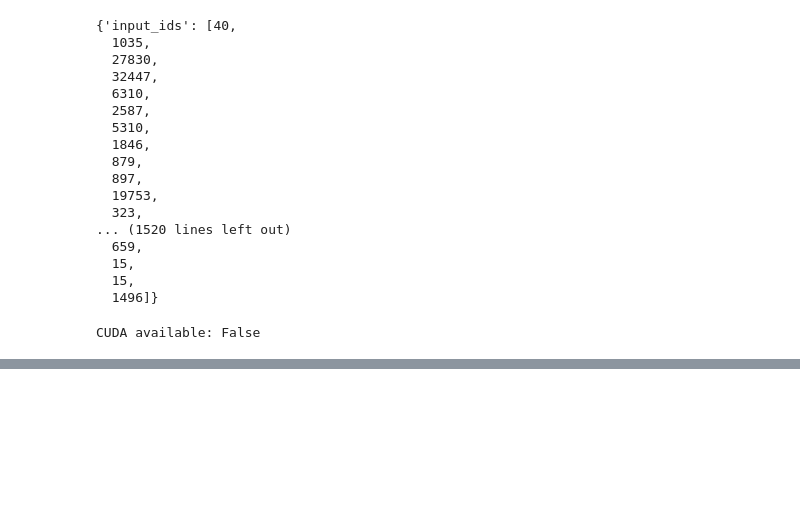
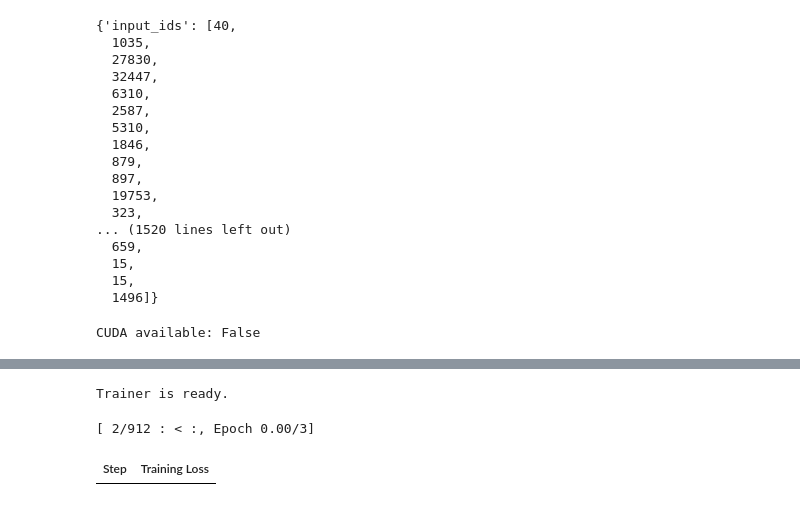
Before and after one commit to Swapperss/FinanceQAAssistance, a Jupyter notebook: notebooks/non_instruction_finetunning.ipynb, the cells around one changed output, grey strips where cells are left out. Drawn from its saved outputs; the diff is of its cells as text; code cells hidden in the pictures; blank space fills up the shorter version.

```diff
--- a/notebooks/non_instruction_finetunning.ipynb
+++ b/notebooks/non_instruction_finetunning.ipynb
@@ -499,3 +473,6 @@ lora_config = LoraConfig(
         "down_proj",
     ],
 )
+# %%
+from peft import get_peft_model
+model = get_peft_model(base_model, lora_config)
@@ -501,0 +483,6 @@ lora_config = LoraConfig(
+# %%
+# ============================================================
+# 15. Data collator
+# ============================================================
+from transformers import DataCollatorForLanguageModeling
+data_collator = DataCollatorForLanguageModeling(tokenizer=tokenizer, mlm=False)
@@ -501,0 +522,19 @@ lora_config = LoraConfig(
+# %%
+from transformers import TrainingArguments
+training_args = TrainingArguments(**training_kwargs)
+# %%
+# ============================================================
+# 17. Build Trainer
+# ============================================================
+from transformers import Trainer
+
+trainer = Trainer(
+    model=model,
+    args=training_args,
+    train_dataset=final_dataset["train"],
+    eval_dataset=final_dataset["validation"],
+    data_collator=data_collator,
+)
+print("Trainer is ready.")
+# %% [output]
+Trainer is ready.
@@ -501,0 +544,9 @@ lora_config = LoraConfig(
+# %%
+# ============================================================
+# 18. Start training
+# ============================================================
+train_result = trainer.train()
+print("Training completed.")
+# %% [output]
+[ 2/912 : < :, Epoch 0.00/3]
+| Step | Training Loss |
```
Also changed, not shown: parts of 17 cells of this notebook, 5 other files.
